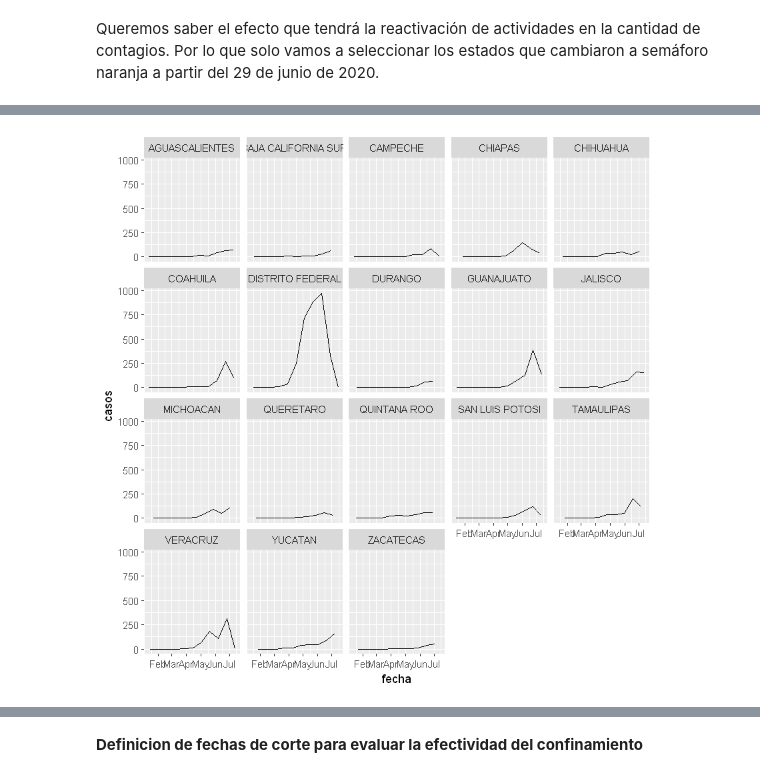
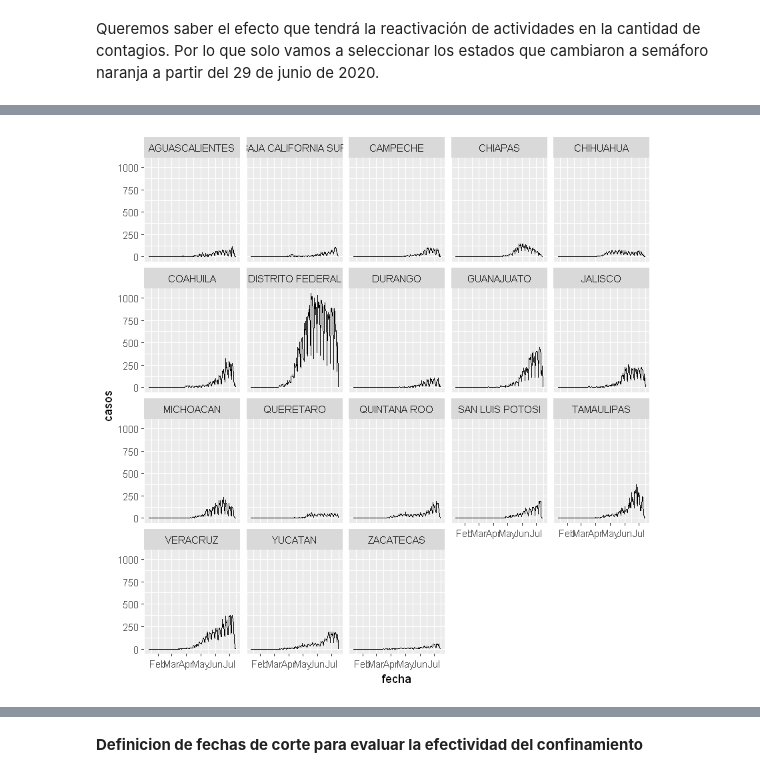
Before and after one commit to prope-2020-gh-classroom/practica-final-por-equipos-verano-2020-itam-vviiccttoorr, a Jupyter notebook: practica_final_equipo_4.ipynb, the cells around one changed output, grey strips where cells are left out. Cells and saved outputs as stored; diff of their text form; code cells hidden in the pictures.

Commit message:
nuevas estimaciones con semaforo

```diff
--- a/practica_final_equipo_4.ipynb
+++ b/practica_final_equipo_4.ipynb
@@ -164,4 +185,25 @@ df_long_n<-df_long %>%
                      "DURANGO", "GUANAJUATO", "JALISCO", "MICHOACAN", "QUERETARO", "QUINTANA ROO", "SAN LUIS POTOSI", "TAMAULIPAS",
                      "VERACRUZ", "YUCATAN", "ZACATECAS")) %>%
     mutate(semaforo=ifelse(fecha>=ymd(20200629), "naranja", "rojo"))
+# %%
+df_AGS<-df_long %>% filter(estado=="AGUASCALIENTES")
+df_BCS<-df_long %>% filter(estado=="BAJA CALIFORNIA SUR")
+df_CAM<-df_long %>% filter(estado=="CAMPECHE")
+df_CHP<-df_long %>% filter(estado=="CHIAPAS")
+df_CHI<-df_long %>% filter(estado=="CHIHUAHUA")
+df_DF<-df_long %>% filter(estado=="DISTRITO FEDERAL")
+df_COA<-df_long %>% filter(estado=="COAHUILA")
+df_DUR<-df_long %>% filter(estado=="DURANGO")
+df_GTO<-df_long %>% filter(estado=="GUANAJUATO")
+df_JAL<-df_long %>% filter(estado=="JALISCO")
+df_MCH<-df_long %>% filter(estado=="MICHOACAN")
+df_QRO<-df_long %>% filter(estado=="QUERETARO")
+df_QTN<-df_long %>% filter(estado=="QUINTANA ROO")
+df_SLP<-df_long %>% filter(estado=="SAN LUIS POTOSI")
+df_TAM<-df_long %>% filter(estado=="TAMAULIPAS")
+df_VER<-df_long %>% filter(estado=="VERACRUZ")
+df_YUC<-df_long %>% filter(estado=="YUCATAN")
+df_ZAC<-df_long %>% filter(estado=="ZACATECAS")
+# %%
+df_long_sem<-bind_rows(df_AGS, df_BCS, df_CAM, df_CHP, df_CHI, df_DF, df_COA, df_DUR, df_GTO, df_JAL, df_MCH, df_QRO, df_QTN, df_SLP, df_TAM, df_VER, df_YUC, df_ZAC)
 # %%
@@ -176,0 +218,3 @@ tibble [188 x 6] (S3: tbl_df/tbl/data.frame)
+# %%
+df_long_sem<-df_long_sem %>%
+                            mutate(semaforo=ifelse(fecha>=ymd(20200629), "naranja", "rojo"))
@@ -177,6 +247,6 @@ tibble [188 x 6] (S3: tbl_df/tbl/data.frame)
 # %%
-ggplot(data=df_long_n, aes(x= fecha, y=casos)) +
+ggplot(data=df_long_sem, aes(x= fecha, y=casos)) +
     geom_line() +
     facet_wrap(~estado)
 # %% [output]
-[figure, old version]
+[figure, new version]
```
Also changed, not shown: parts of 11 cells of this notebook.
